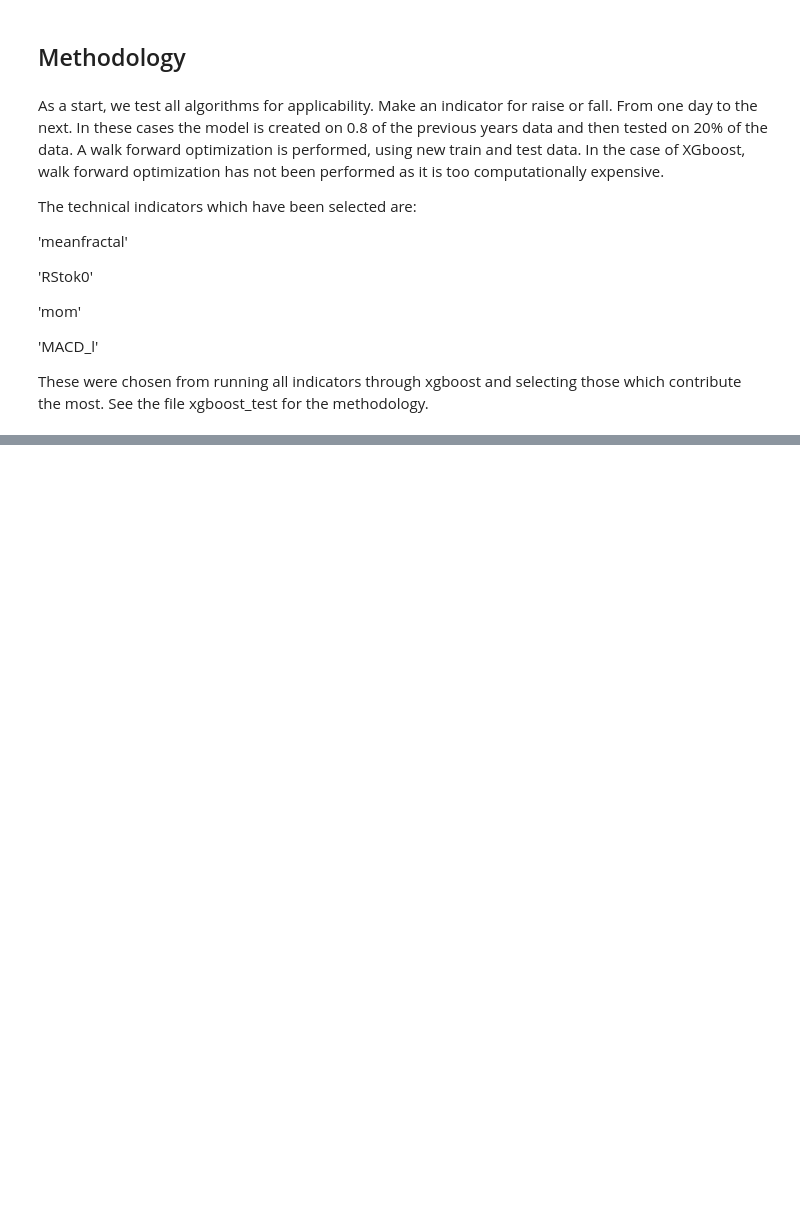
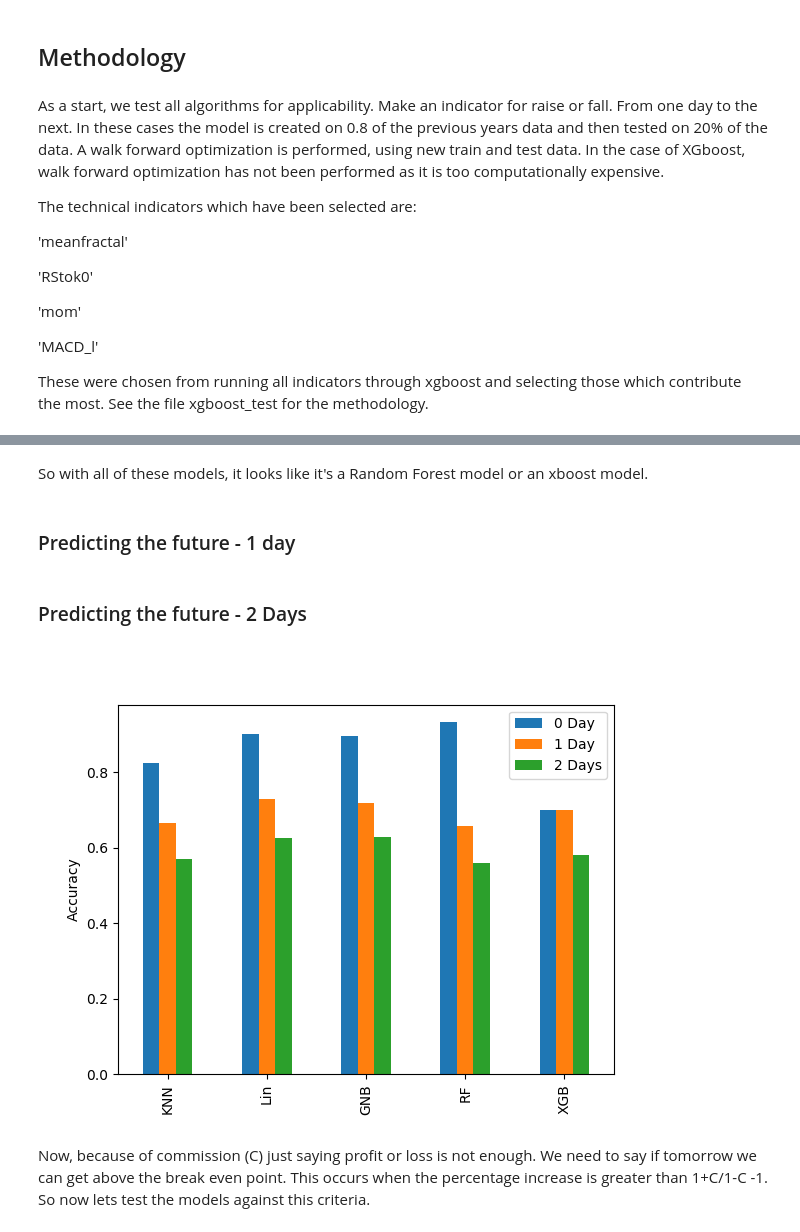
Before and after one commit to wardsimon/MySJcLqwwx, a Jupyter notebook: ML_test.ipynb, the cells around one changed output, grey strips where cells are left out. Saved outputs shown, nothing was run; the diff lists cells and outputs as text; code cells hidden in the pictures; blank space fills up the shorter version.

```diff
--- a/ML_test.ipynb
+++ b/ML_test.ipynb
@@ -3,2 +3,5 @@
 # %% [markdown]
 In this notebook I will attempt to analyse the performance of various machine learning algoriths and their predictive power on the S&P 500.
+# %%
+%pylab inline
+pylab.rcParams['figure.figsize'] = (10, 6)
@@ -56,0 +113,4 @@ These were chosen from running all indicators through xgboost and selecting thos
+# %% [markdown]
+So with all of these models, it looks like it's a Random Forest model or an xboost model.
+# %% [markdown]
+### Predicting the future - 1 day
@@ -56,0 +153,2 @@ These were chosen from running all indicators through xgboost and selecting thos
+# %% [markdown]
+### Predicting the future - 2 Days
@@ -56,0 +199,6 @@ These were chosen from running all indicators through xgboost and selecting thos
+# %%
+display(Image(filename="Images/AccVDay.png"))
+# %% [output]
+[figure, added]
+# %% [markdown]
+Now, because of commission (C) just saying profit or loss is not enough. We need to say if tomorrow we can get above the break even point. This occurs when the percentage increase is greater than 1+C/1-C -1. So now lets test  the models against this criteria.
```
Also changed, not shown: parts of 19 cells of this notebook, 5 other files.
